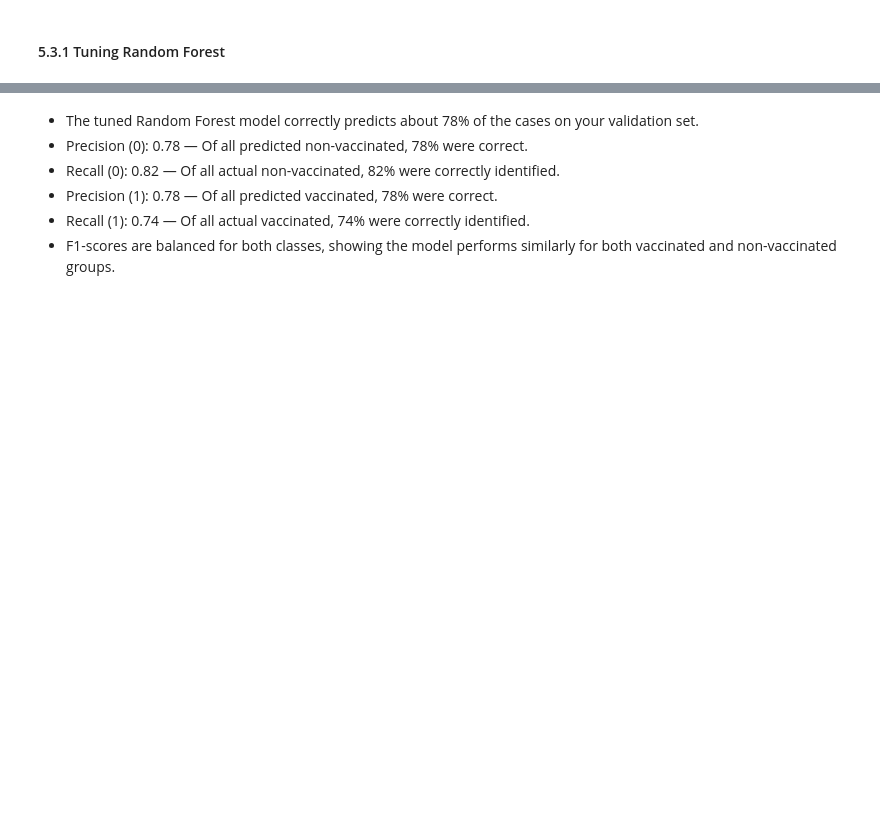
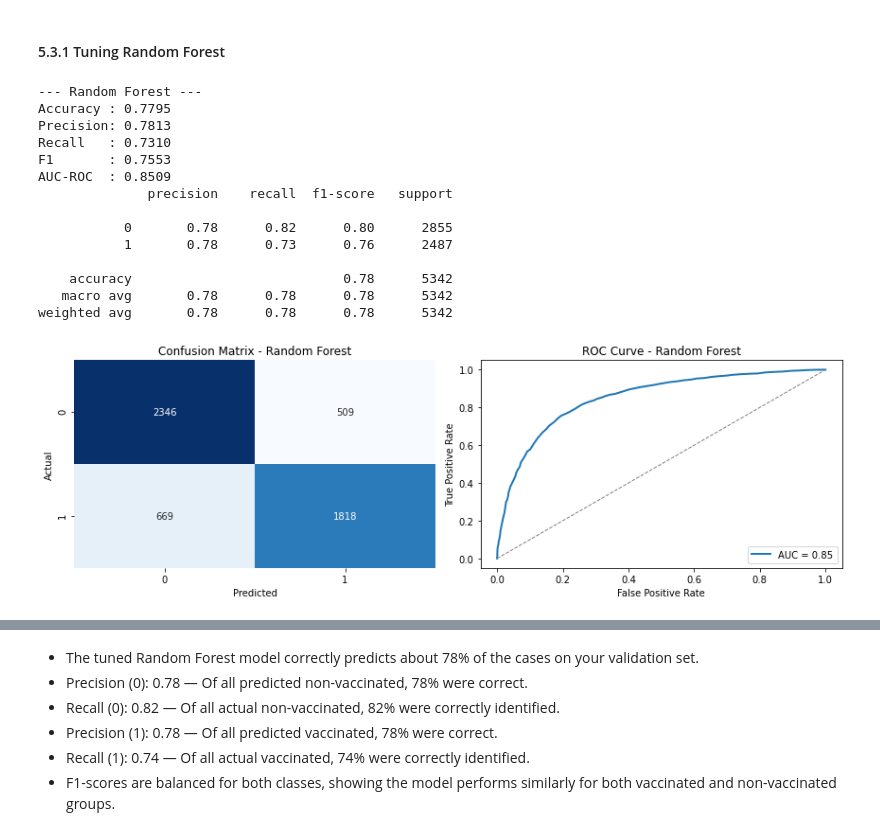
Before and after one commit to Pheonverah/Seasonal-Flu-Vaccine, a Jupyter notebook: index.ipynb, the cells around one changed output, grey strips where cells are left out. Drawn from its saved outputs; the diff is of its cells as text; code cells hidden in the pictures; blank space fills up the shorter version.

```diff
--- a/index.ipynb
+++ b/index.ipynb
@@ -1136,3 +1085,34 @@ weighted avg       0.78      0.78      0.78      5342
 The Random Forest classifier achieved an accuracy of 78%, showing balanced performance across both classes with precision and recall around 78%. This confirms its strength in reducing overfitting compared to a single decision tree, while maintaining robust generalization.
 # %% [markdown]
 #### 5.3.1 Tuning Random Forest
+# %%
+# Random forest pipeline
+rf_pipeline = Pipeline(steps=[
+    ('preprocess', preprocessor),
+    ('clf', RandomForestClassifier(random_state=42, n_estimators=100))
+])
+
+rf_pipeline.fit(X_train, y_train)
+
+rf_results = evaluate_model(
+    name='Random Forest',
+    pipeline=rf_pipeline,
+    X_val=X_val,
+    y_val=y_val
+)
+# %% [output]
+--- Random Forest ---
+Accuracy : 0.7795
+Precision: 0.7813
+Recall   : 0.7310
+F1       : 0.7553
+AUC-ROC  : 0.8509
+              precision    recall  f1-score   support
+
+           0       0.78      0.82      0.80      2855
+           1       0.78      0.73      0.76      2487
+
+    accuracy                           0.78      5342
+   macro avg       0.78      0.78      0.78      5342
+weighted avg       0.78      0.78      0.78      5342
+[figure, added]
```
Also changed, not shown: parts of 32 cells of this notebook.
